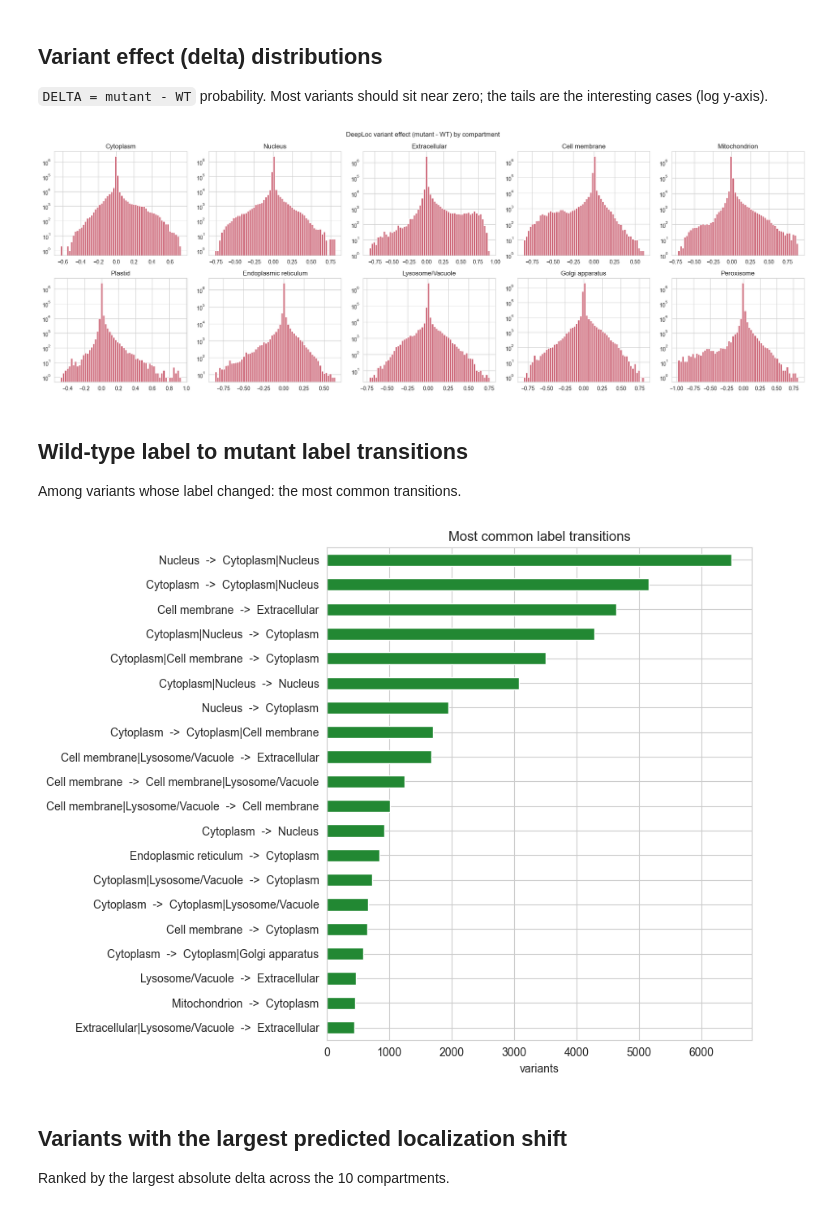
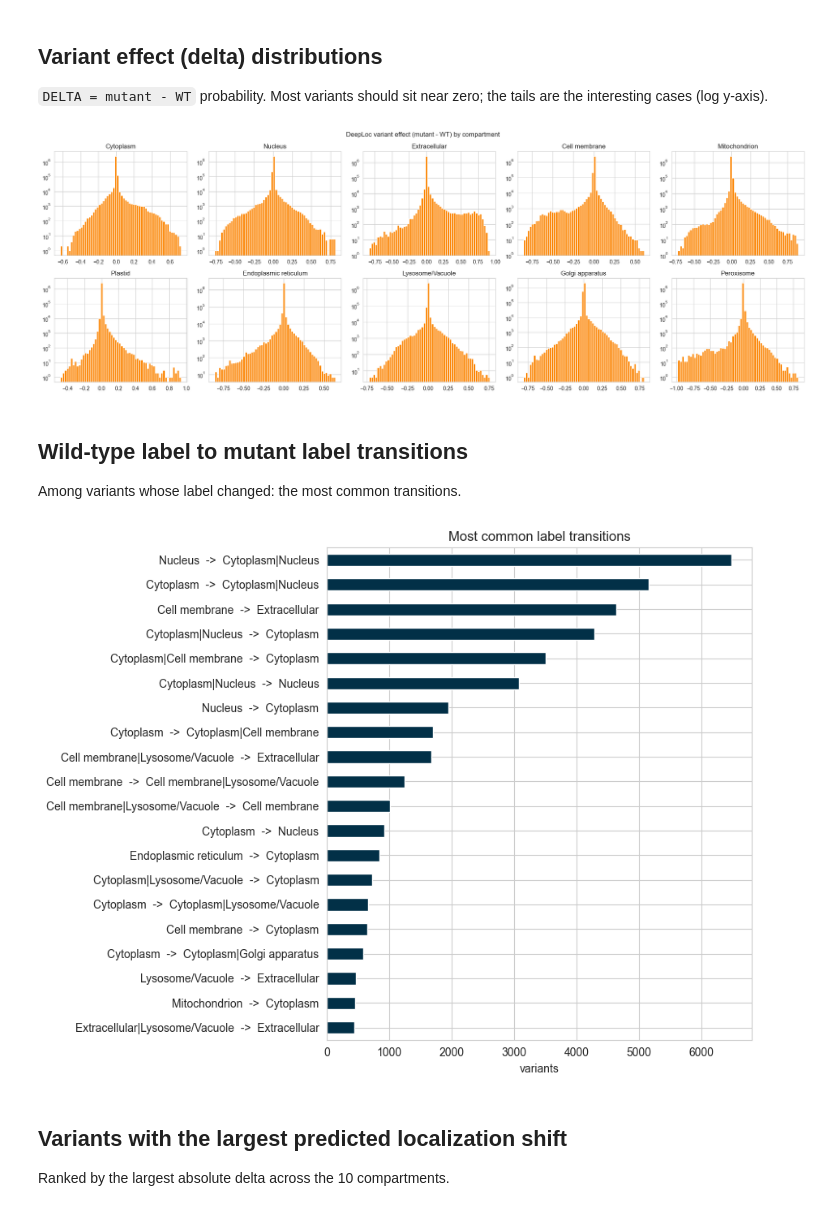
Before and after one commit to ddcohn/RBP_Isoforms_Variants, a Jupyter notebook: notebooks/deeploc_clinvar_exploration.ipynb, the cells around one changed output. Drawn from its saved outputs; the diff is of its cells as text; code cells hidden in the pictures.

Commit message:
Recolor remaining notebooks to project palette
Co-Authored-By: Claude Sonnet 5 <noreply@anthropic.com>

```diff
--- a/notebooks/deeploc_clinvar_exploration.ipynb
+++ b/notebooks/deeploc_clinvar_exploration.ipynb
@@ -11,6 +11,8 @@ import pandas as pd
 import matplotlib.pyplot as plt
 import seaborn as sns
 sns.set_style("whitegrid")
+PALETTE = ["#8ecae6", "#219ebc", "#023047", "#ffb703", "#fb8500"]
+sns.set_palette(PALETTE)
 
 LOCS = ["Cytoplasm", "Nucleus", "Extracellular", "Cell membrane", "Mitochondrion", "Plastid",
         "Endoplasmic reticulum", "Lysosome/Vacuole", "Golgi apparatus", "Peroxisome"]
@@ -93,10 +95,10 @@ Overall label_changed rate: 2.18%
 # %%
 fig, axes = plt.subplots(2, 5, figsize=(20, 7))
 for ax, c in zip(axes.flat, LOCS):
-    ax.hist(df[f"DELTA_{c}"], bins=60, color="#CC6677"); ax.set_yscale("log"); ax.set_title(c)
+    ax.hist(df[f"DELTA_{c}"], bins=60, color="#fb8500"); ax.set_yscale("log"); ax.set_title(c)
 fig.suptitle("DeepLoc variant effect (mutant - WT) by compartment"); fig.tight_layout(); plt.show()
 # %% [output]
-[figure, old version]
+[figure, new version]
 # %% [markdown]
 ## Wild-type label to mutant label transitions
 
@@ -104,10 +106,10 @@ Among variants whose label changed: the most common transitions.
 # %%
 ch = df[df["label_changed"] == 1]
 trans = (ch["WT_label"] + "  ->  " + ch["MUT_label"]).value_counts().head(20)
-trans.iloc[::-1].plot.barh(figsize=(9, 7), color="#228833")
+trans.iloc[::-1].plot.barh(figsize=(9, 7), color="#023047")
 plt.xlabel("variants"); plt.title("Most common label transitions"); plt.tight_layout(); plt.show()
 # %% [output]
-[figure, old version]
+[figure, new version]
 # %% [markdown]
 ## Variants with the largest predicted localization shift
 
```
Also changed, not shown: parts of 2 cells of this notebook, 4 other files.
